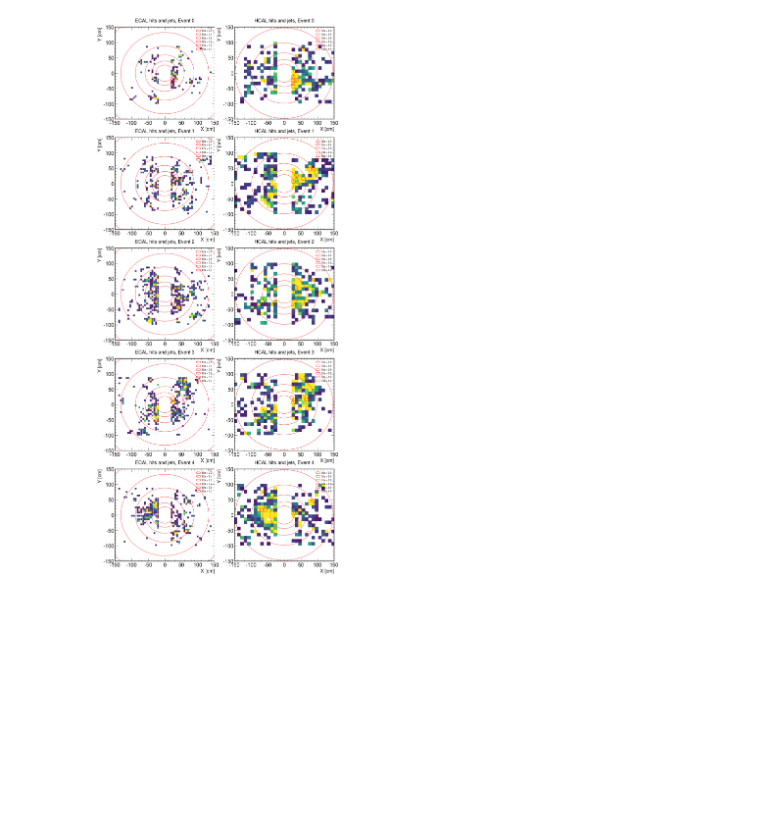
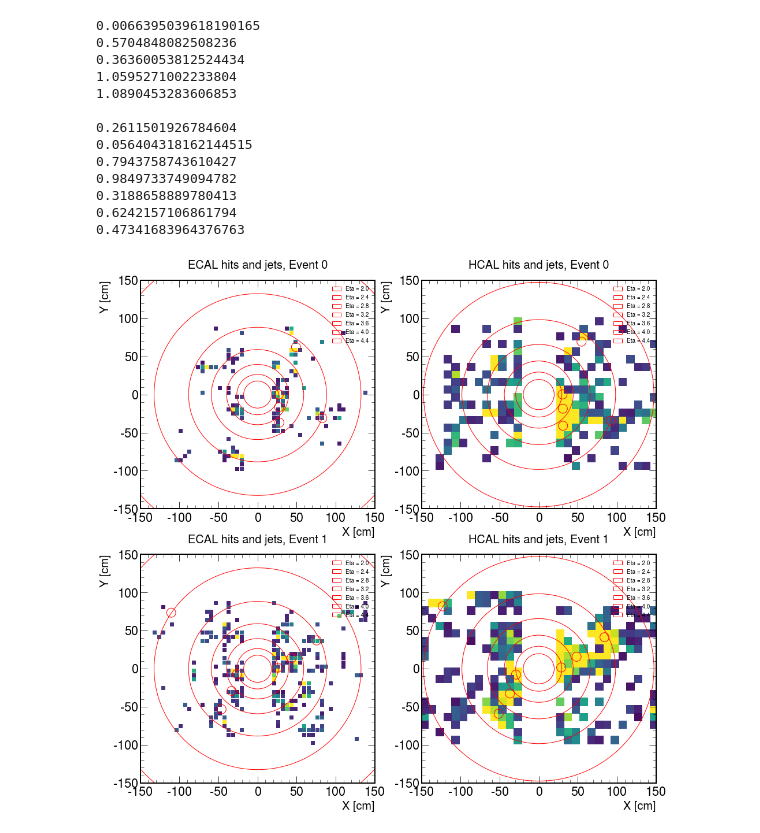
Before and after one commit to SeanBP/STAR-Forward-Analysis, a Jupyter notebook: STAR Forward Upgrade Analysis.ipynb, the cells around one changed output. Drawn from its saved outputs; the diff is of its cells as text; code cells hidden in the pictures; blank space fills up the shorter version.

```diff
--- a/STAR Forward Upgrade Analysis.ipynb
+++ b/STAR Forward Upgrade Analysis.ipynb
@@ -50,8 +51,16 @@ py = (ycut / norms) * ecut
 pz = (zcut / norms) * ecut
 ex = np.abs(px)
 
-lorentz = {"px": px, "py": py, "pz": pz, "E": ecut}
+momenta = ak.zip(
+    {
+        "px": ak.Array(px),
+        "py": ak.Array(py),
+        "pz": ak.Array(pz),
+        "E": ak.Array(ecut)
+    }
+)
 
-allLorentz = ak.from_iter([lorentz])
+allLorentz = ak.Array(momenta, with_name="Momentum4D", behavior=ak.behavior)
+
 print(allLorentz)
 # %% [output]
@@ -59,6 +68,6 @@ print(allLorentz)
 # %%
 # Define the jet definition
-jetdef = fastjet.JetDefinition(fastjet.antikt_algorithm, 1.0)
+jetdef = fastjet.JetDefinition(fastjet.antikt_algorithm, 0.4)
 
 # Cluster the particles into jets
 cluster = fastjet.ClusterSequence(allLorentz, jetdef)
@@ -76,13 +85,17 @@ def momentum_xyz(px, py, pz):
 def eta(y, z):
     theta = abs(np.arctan(y / z))
     return -1 * np.log(np.tan(theta / 2))
+
 def inverse_eta(eta, z):
     y = z * (2 * np.exp(-eta)) / (1 - np.exp(-2*eta))
     return y
+
+def phi(x,y):
+    return np.arctan2(y, x)
 # %%
 # Mask the jets based on the energy of their constituents
-mask = inc_jets.E > 5
-inc_jets_masked = inc_jets[mask][0]
+mask = inc_jets.E > 10
+inc_jets_masked = inc_jets[mask]
 
 # Extract the x, y, and z components of the momentum vector
 jetX, jetY, jetE = [], [], []
@@ -98,7 +111,8 @@ jetYH = 806 * y / z
 jetXE = 724 * x / z
 jetYE = 724 * y / z
 
-jetEta = eta(y, z)
+jetEta = eta(np.sqrt(x**2 + y**2), z)
+jetPhi = phi(x,y)
 # %%
 n = 5
 
@@ -159,7 +186,7 @@ plt.tight_layout()
 # %%
 from matplotlib.patches import Circle
 
-n = 5
+n = 2
 
 fig, axs = plt.subplots(nrows=n, ncols=2, figsize=(16, 8*n), gridspec_kw={'hspace': 0.2})
 
@@ -179,7 +206,7 @@ for i in range(n):
     ax.set_ylabel('Y [cm]', fontsize=20)
 
 
-    for j in range(20, 44, 4):
+    for j in range(20, 48, 4):
         j = j / 10.0
         R = inverse_eta(j,724)
         color = ((1 - (j-2))/2, 0, (j-2)/2)
@@ -201,33 +228,45 @@ for i in range(n):
 
 
 
     ax = axs[i][1]
     ax.set_title(f'HCAL hits and jets, Event {evt}', fontsize=20, pad=20)
     ax.scatter(np.array(xHcal[evt]), np.array(yHcal[evt]), s=180, marker='s', color=[cmap(k) for k in np.array(eHcal[evt])])
 
     axs[i,1].set_ylim(-150,150)
     axs[i,1].set_xlim(-150,150)
 
-    for j in range(20, 44, 4):
+    for j in range(20, 48, 4):
         j = j / 10.0
         R = inverse_eta(j,806)
         color = ((1 - (j-2))/2, 0, (j-2)/2)
         circle = Circle((0, 0), R, color='r', fill=False, label = f'Eta = {j}')
         axs[i,1].add_patch(circle)
 
     handles, labels = axs[i,1].get_legend_handles_labels()
 
     axs[i,1].legend(handles, labels, loc='upper right', fontsize=10)
 
     ax.set_xlabel('X [cm]', fontsize=20)
     ax.set_ylabel('Y [cm]', fontsize=20)
 
     for j in range(len(np.array(jetE[evt]))):
         x_pos = jetXH[evt][j]
         y_pos = jetYH[evt][j]
         ax.scatter(x_pos, y_pos, s=250, facecolors='none', edgecolors='r')
 
-
 plt.tight_layout()
 # %% [output]
+0.0066395039618190165
+0.5704848082508236
+0.36360053812524434
+1.0595271002233804
+1.0890453283606853
+
+0.2611501926784604
+0.056404318162144515
+0.7943758743610427
+0.9849733749094782
+0.3188658889780413
+0.6242157106861794
+0.47341683964376763
-[figure, old version]
+[figure, new version]
```
Also changed, not shown: parts of 4 cells of this notebook, 1 other file.
